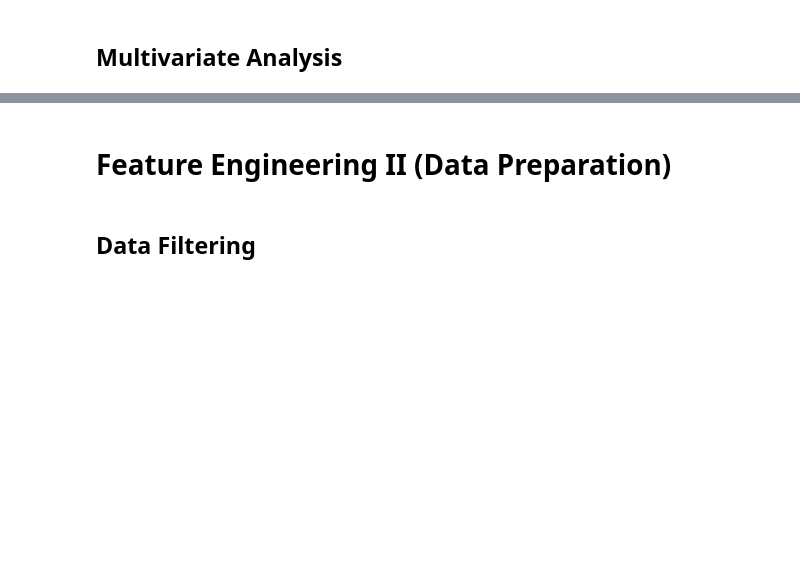
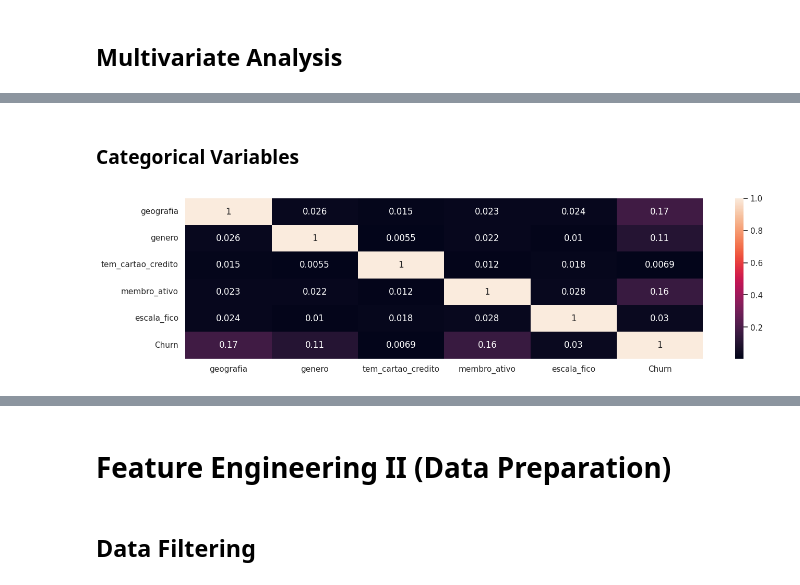
Before and after one commit to rodrigo-rngl/data-science-portfolio, a Jupyter notebook: top-bank-churn-predict/notebooks/Project Clients Churn Predict - V2.ipynb, the cells around one changed output, grey strips where cells are left out. Cells and saved outputs as stored; diff of their text form; code cells hidden in the pictures; blank space fills up the shorter version.

```diff
--- a/top-bank-churn-predict/notebooks/Project Clients Churn Predict - V2.ipynb
+++ b/top-bank-churn-predict/notebooks/Project Clients Churn Predict - V2.ipynb
@@ -86,11 +87,13 @@ def numeric_descriptive_statistical(numeric_attributes):
 
     return vizualizer_descriptive_statistical
 
+
 def n_bins(numeric_column):
     n = numeric_column.shape[0]
     k = round(1 + (3.3 * np.log10(n)))
 
     return k
+
 
 def show_univariate_numeric_distribution(numeric_column, bins, title, ylabel, xlabel):
     # Get statistics
@@ -134,6 +137,22 @@ def show_univariate_numeric_distribution(numeric_column, bins, title, ylabel, xl
 
     return  None
 
+
+def cramer_v(x, y):
+    cm = pd.crosstab(x, y).values
+    n = cm.sum()
+
+    r, k = cm.shape
+
+    chi2 = stats.chi2_contingency(cm)[0]
+    chi2corr = max(0, chi2 - (k - 1)*(r - 1)/(n - 1))
+
+    kcorr = k - (k - 1)**2/(n - 1)
+    rcorr = r - (r - 1)**2/(n - 1)
+
+    return np.sqrt((chi2corr/n) / (min(kcorr-1, rcorr-1)))
+
+
 sequencial_palette = ['#ffe14d', '#fac04b', '#f59f49', '#f08048', '#eb6246', '#e64545', '#e0435e', '#db4275', '#d6408b', '#d13fa0', '#cc3db4', '#c73cc7']
 categorical_palette = ["#fbbd05", "#ff7a5c", "#ff4d4d", "#ff0000", "#c90000"]
 
@@ -1308,0 +1323,61 @@ Próxima versão:
+# %% [markdown]
+### Categorical Variables
+# %%
+categorical_dataframe = categorical_attributes
+
+#calculate Cramer's V
+cramer_v1 = cramer_v(categorical_dataframe['geografia'], categorical_dataframe['geografia'])
+cramer_v2 = cramer_v(categorical_dataframe['geografia'], categorical_dataframe['genero'])
+cramer_v3 = cramer_v(categorical_dataframe['geografia'], categorical_dataframe['tem_cartao_credito'])
+cramer_v4 = cramer_v(categorical_dataframe['geografia'], categorical_dataframe['membro_ativo'])
+cramer_v5 = cramer_v(categorical_dataframe['geografia'], categorical_dataframe['escala_fico'])
+cramer_v6 = cramer_v(categorical_dataframe['geografia'], categorical_dataframe['Churn'])
+
+cramer_v7 = cramer_v(categorical_dataframe['genero'], categorical_dataframe['geografia'])
+cramer_v8 = cramer_v(categorical_dataframe['genero'], categorical_dataframe['genero'])
+cramer_v9 = cramer_v(categorical_dataframe['genero'], categorical_dataframe['tem_cartao_credito'])
+cramer_v10 = cramer_v(categorical_dataframe['genero'], categorical_dataframe['membro_ativo'])
+cramer_v11 = cramer_v(categorical_dataframe['genero'], categorical_dataframe['escala_fico'])
+cramer_v12 = cramer_v(categorical_dataframe['genero'], categorical_dataframe['Churn'])
+
+cramer_v13 = cramer_v(categorical_dataframe['tem_cartao_credito'], categorical_dataframe['geografia'])
+cramer_v14 = cramer_v(categorical_dataframe['tem_cartao_credito'], categorical_dataframe['genero'])
+cramer_v15 = cramer_v(categorical_dataframe['tem_cartao_credito'], categorical_dataframe['tem_cartao_credito'])
+cramer_v16 = cramer_v(categorical_dataframe['tem_cartao_credito'], categorical_dataframe['membro_ativo'])
+cramer_v17 = cramer_v(categorical_dataframe['tem_cartao_credito'], categorical_dataframe['escala_fico'])
+cramer_v18 = cramer_v(categorical_dataframe['tem_cartao_credito'], categorical_dataframe['Churn'])
+
+cramer_v19 = cramer_v(categorical_dataframe['membro_ativo'], categorical_dataframe['geografia'])
+cramer_v20 = cramer_v(categorical_dataframe['membro_ativo'], categorical_dataframe['genero'])
+cramer_v21 = cramer_v(categorical_dataframe['membro_ativo'], categorical_dataframe['tem_cartao_credito'])
+cramer_v22 = cramer_v(categorical_dataframe['membro_ativo'], categorical_dataframe['membro_ativo'])
+cramer_v23 = cramer_v(categorical_dataframe['membro_ativo'], categorical_dataframe['escala_fico'])
+cramer_v24 = cramer_v(categorical_dataframe['membro_ativo'], categorical_dataframe['Churn'])
+
+cramer_v25 = cramer_v(categorical_dataframe['escala_fico'], categorical_dataframe['geografia'])
+cramer_v26 = cramer_v(categorical_dataframe['escala_fico'], categorical_dataframe['genero'])
+cramer_v27 = cramer_v(categorical_dataframe['escala_fico'], categorical_dataframe['tem_cartao_credito'])
+cramer_v28 = cramer_v(categorical_dataframe['escala_fico'], categorical_dataframe['membro_ativo'])
+cramer_v29 = cramer_v(categorical_dataframe['escala_fico'], categorical_dataframe['escala_fico'])
+cramer_v30 = cramer_v(categorical_dataframe['escala_fico'], categorical_dataframe['Churn'])
+
+cramer_v31 = cramer_v(categorical_dataframe['Churn'], categorical_dataframe['geografia'])
+cramer_v32 = cramer_v(categorical_dataframe['Churn'], categorical_dataframe['genero'])
+cramer_v33 = cramer_v(categorical_dataframe['Churn'], categorical_dataframe['tem_cartao_credito'])
+cramer_v34 = cramer_v(categorical_dataframe['Churn'], categorical_dataframe['membro_ativo'])
+cramer_v35 = cramer_v(categorical_dataframe['Churn'], categorical_dataframe['escala_fico'])
+cramer_v36 = cramer_v(categorical_dataframe['Churn'], categorical_dataframe['Churn'])
+
+#final dataset
+cramer_v_dataset = pd.DataFrame({'geografia': [cramer_v1, cramer_v2, cramer_v3, cramer_v4, cramer_v5, cramer_v6],
+                                 'genero': [cramer_v7, cramer_v8, cramer_v9, cramer_v10, cramer_v11, cramer_v12],
+                                 'tem_cartao_credito': [cramer_v13, cramer_v14, cramer_v15, cramer_v16, cramer_v17, cramer_v18],
+                                 'membro_ativo': [cramer_v19, cramer_v20, cramer_v21, cramer_v22, cramer_v23, cramer_v24],
+                                 'escala_fico': [cramer_v25, cramer_v26, cramer_v27, cramer_v28, cramer_v29, cramer_v30],
+                                 'Churn': [cramer_v31, cramer_v32, cramer_v33, cramer_v34, cramer_v35, cramer_v36]})
+
+cramer_v_dataset = cramer_v_dataset.set_index(cramer_v_dataset.columns)
+
+sns.heatmap(cramer_v_dataset, annot= True);
+# %% [output]
+[figure, added]
```
Also changed, not shown: parts of 98 cells of this notebook, 1 other file.
